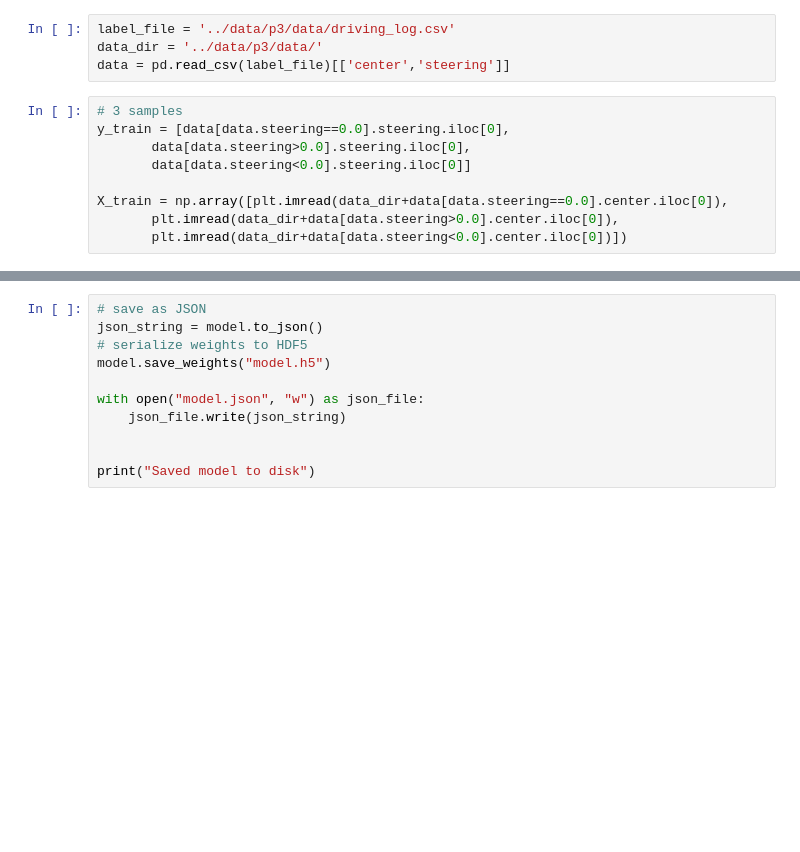
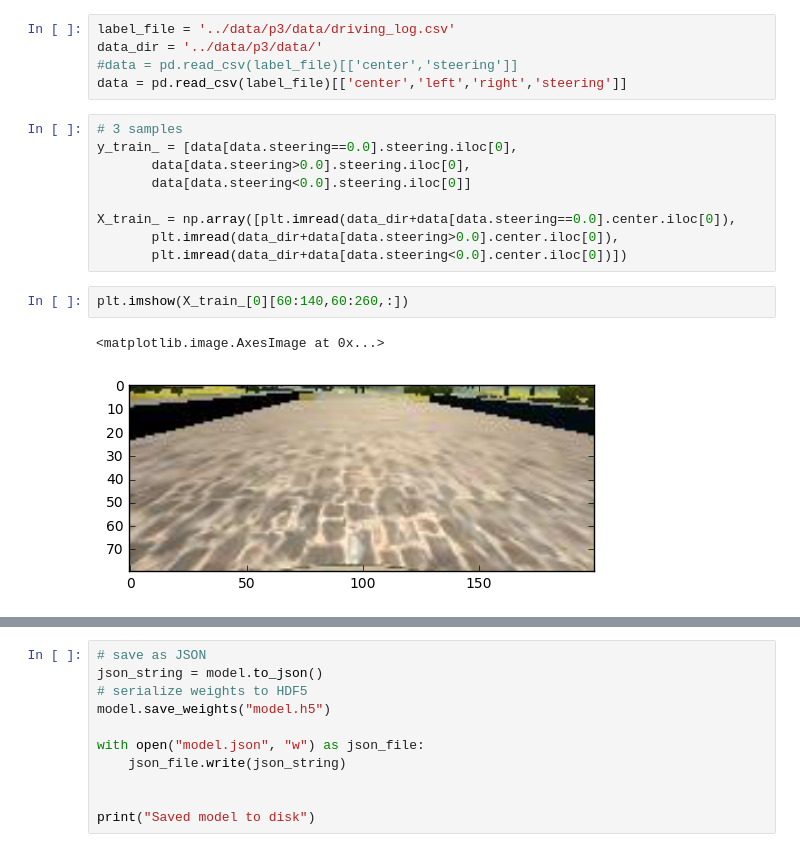
Before and after one commit to olegleyz/sdcnd-p3-behavioral-cloning-, a Jupyter notebook: workbook.ipynb, the cells around one changed output, grey strips where cells are left out. Drawn from its saved outputs; the diff is of its cells as text; blank space fills up the shorter version.

Commit message:
croped images to 80x240 prepared nvidia model

```diff
--- a/workbook.ipynb
+++ b/workbook.ipynb
@@ -12,14 +12,20 @@ Using TensorFlow backend.
 # %%
 label_file = '../data/p3/data/driving_log.csv'
 data_dir = '../data/p3/data/'
-data = pd.read_csv(label_file)[['center','steering']]
+#data = pd.read_csv(label_file)[['center','steering']]
+data = pd.read_csv(label_file)[['center','left','right','steering']]
 # %%
 # 3 samples
-y_train = [data[data.steering==0.0].steering.iloc[0],
+y_train_ = [data[data.steering==0.0].steering.iloc[0],
        data[data.steering>0.0].steering.iloc[0],
        data[data.steering<0.0].steering.iloc[0]]
 
-X_train = np.array([plt.imread(data_dir+data[data.steering==0.0].center.iloc[0]),
+X_train_ = np.array([plt.imread(data_dir+data[data.steering==0.0].center.iloc[0]),
        plt.imread(data_dir+data[data.steering>0.0].center.iloc[0]),
        plt.imread(data_dir+data[data.steering<0.0].center.iloc[0])])
+# %%
+plt.imshow(X_train_[0][60:140,60:260,:])
+# %% [output]
+<matplotlib.image.AxesImage at 0x...>
+[figure, added]
 # %%
```
Also changed, not shown: parts of 6 cells of this notebook, 2 other files.
